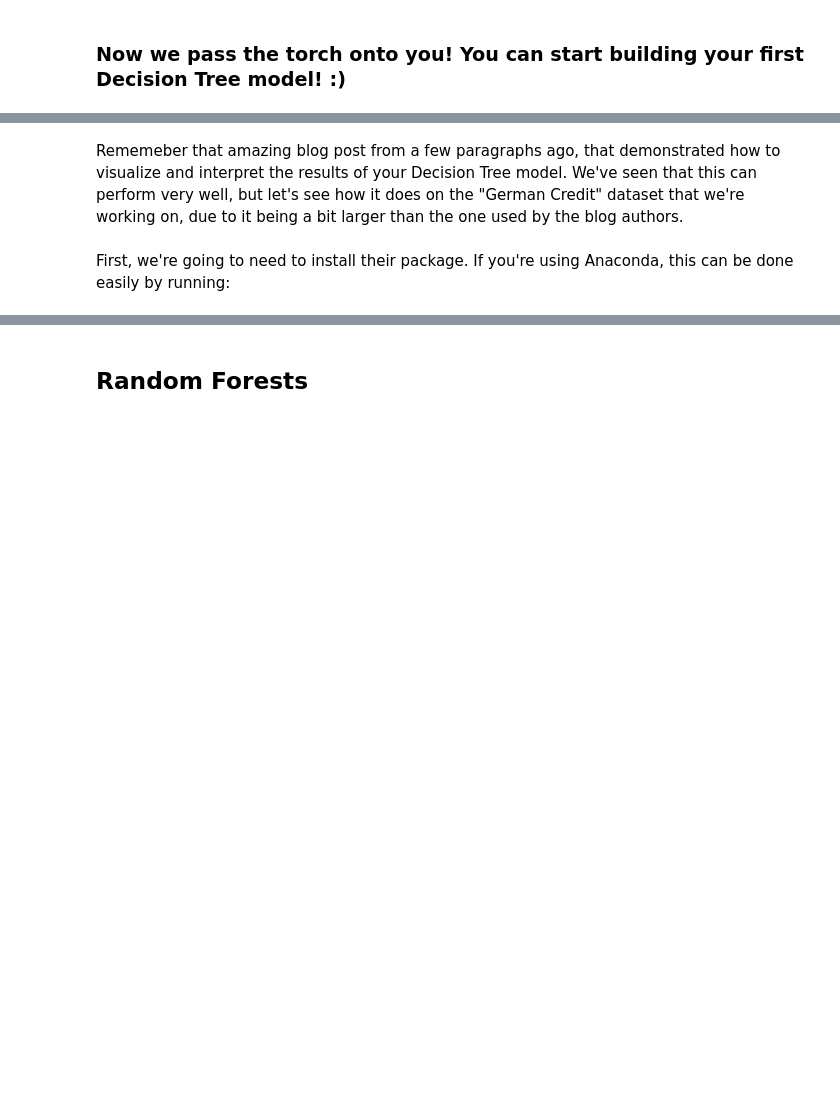
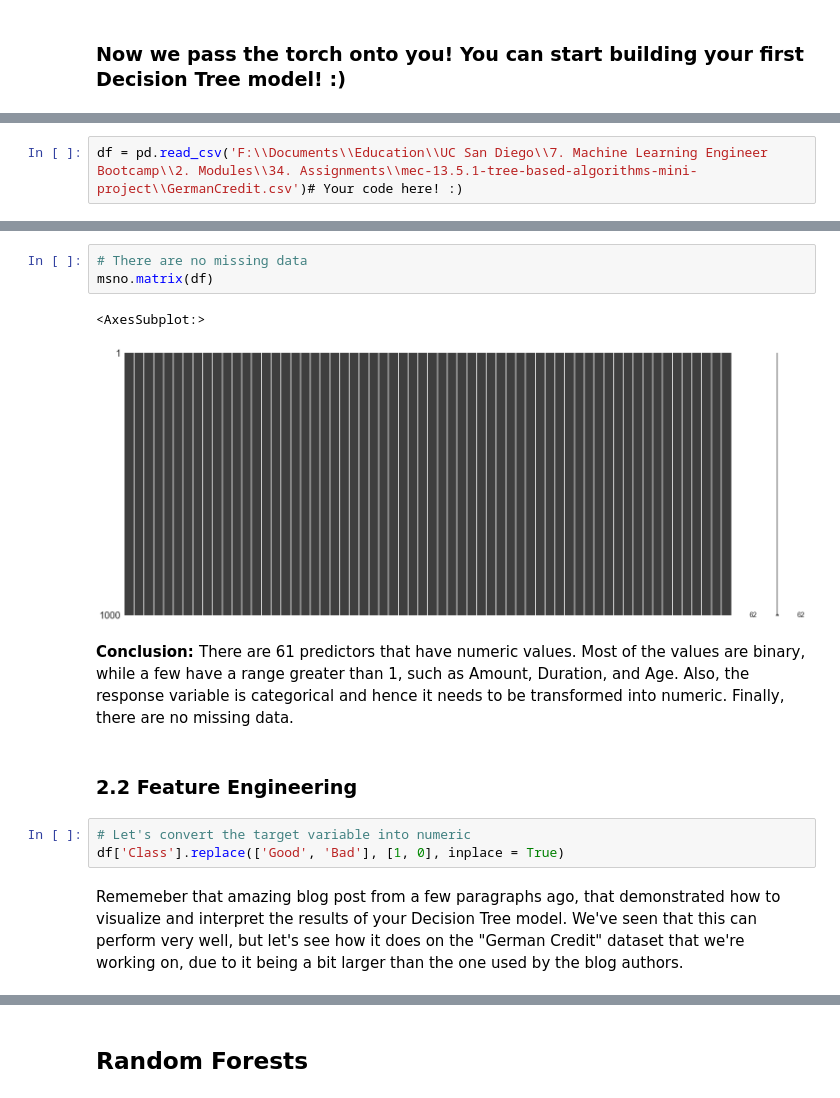
Before and after one commit to sidchakravarty/mec-mini-projects, a Jupyter notebook: mec-13.5.1-tree-based-algorithms-mini-project/Mini_Project_Tree-Based_Algorithms.ipynb, the cells around one changed output, grey strips where cells are left out. Saved outputs shown, nothing was run; the diff lists cells and outputs as text; blank space fills up the shorter version.

Commit message:
Created Base Decision Tree Model

```diff
--- a/mec-13.5.1-tree-based-algorithms-mini-project/Mini_Project_Tree-Based_Algorithms.ipynb
+++ b/mec-13.5.1-tree-based-algorithms-mini-project/Mini_Project_Tree-Based_Algorithms.ipynb
@@ -44,0 +73,2 @@ from sklearn.model_selection import GridSearchCV
+# %%
+df = pd.read_csv('F:\\Documents\\Education\\UC San Diego\\7. Machine Learning Engineer Bootcamp\\2. Modules\\34. Assignments\\mec-13.5.1-tree-based-algorithms-mini-project\\GermanCredit.csv')# Your code here! :)
@@ -45,4 +107,15 @@ from sklearn.model_selection import GridSearchCV
+# %%
+# There are no missing data
+msno.matrix(df)
+# %% [output]
+<AxesSubplot:>
+[figure, added]
+# %% [markdown]
+<b>Conclusion: </b>There are 61 predictors that have numeric values. Most of the values are binary, while a few have a range greater than 1, such as Amount, Duration, and Age. Also, the response variable is categorical and hence it needs to be transformed into numeric. Finally, there are no missing data.
+# %% [markdown]
+<h3>2.2 Feature Engineering</h3>
+# %%
+# Let's convert the target variable into numeric
+df['Class'].replace(['Good', 'Bad'], [1, 0], inplace = True)
 # %% [markdown]
 Rememeber that amazing blog post from a few paragraphs ago, that demonstrated how to visualize and interpret the results of your Decision Tree model. We've seen that this can perform very well, but let's see how it does on the "German Credit" dataset that we're working on, due to it being a bit larger than the one used by the blog authors.
-# %% [markdown]
-First, we're going to need to install their package. If you're using Anaconda, this can be done easily by running:
```
Also changed, not shown: parts of 32 cells of this notebook.
